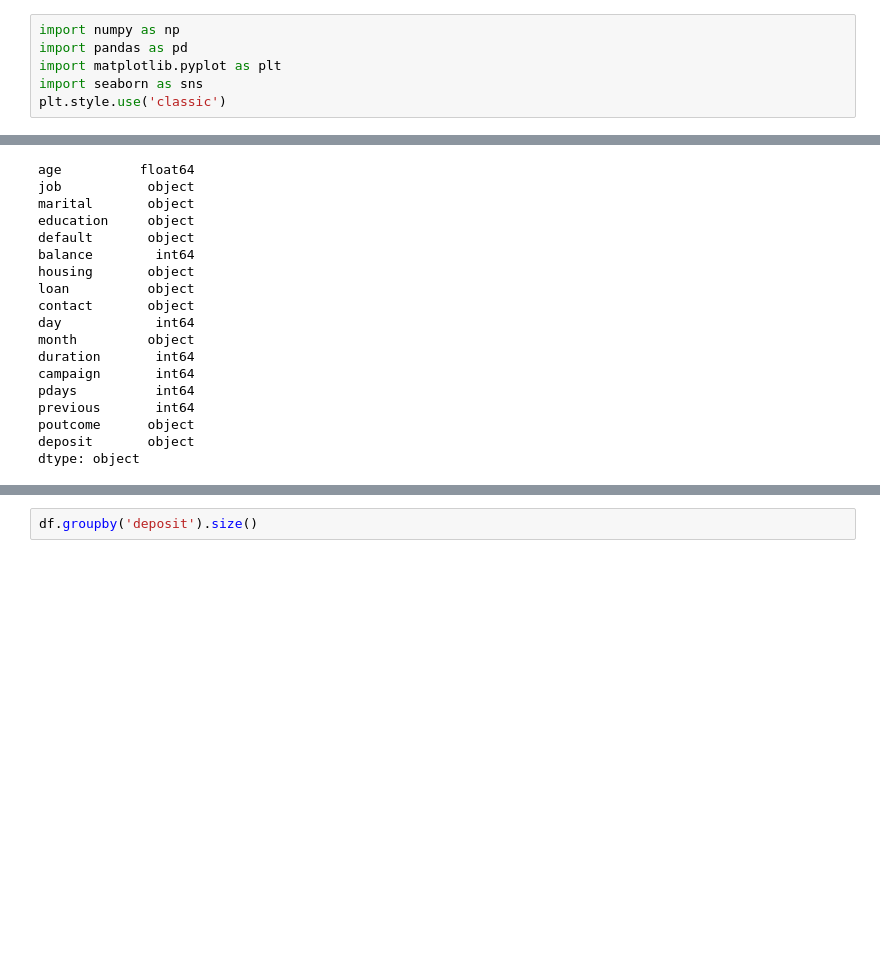
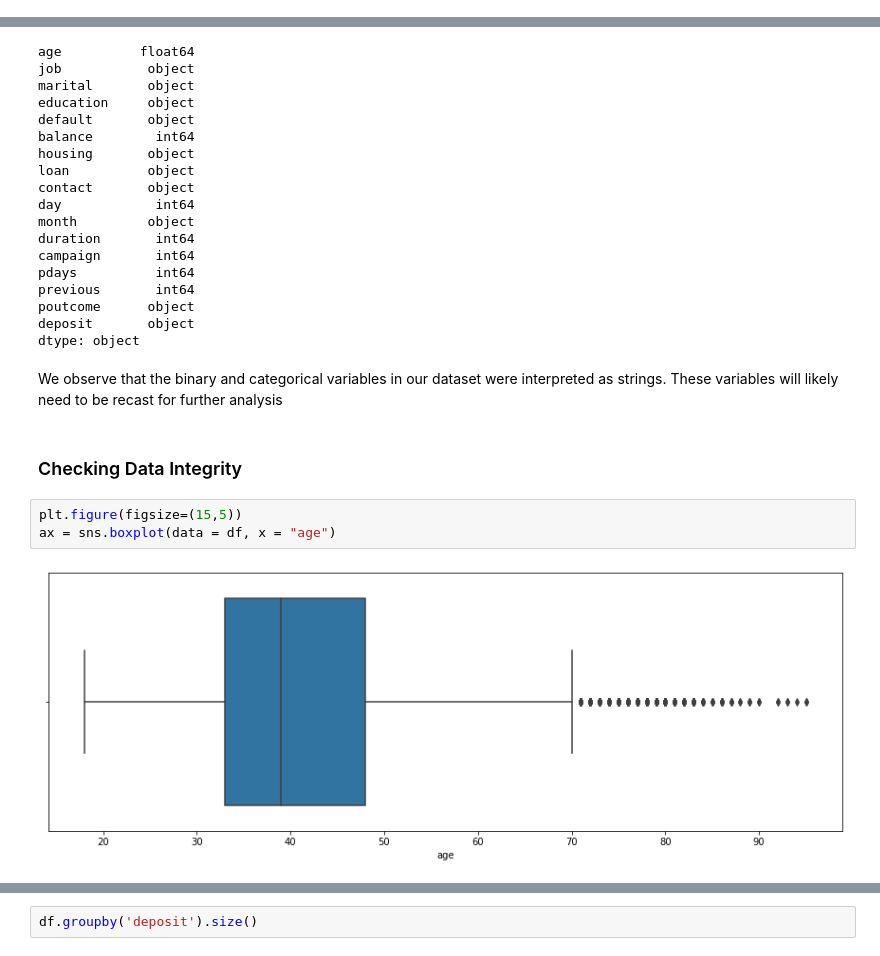
Before and after one commit to zachfreitas/Final-Project, a Jupyter notebook: Final_Project.ipynb, the cells around one changed output, grey strips where cells are left out. Saved outputs shown, nothing was run; the diff lists cells and outputs as text; blank space fills up the shorter version.

```diff
--- a/Final_Project.ipynb
+++ b/Final_Project.ipynb
@@ -1,6 +0,0 @@
-# %%
-import numpy as np
-import pandas as pd
-import matplotlib.pyplot as plt
-import seaborn as sns
-plt.style.use('classic')
@@ -40,3 +73,12 @@ previous       int64
 poutcome      object
 deposit       object
 dtype: object
+# %% [markdown]
+We observe that the binary and categorical variables in our dataset were interpreted as strings. These variables will likely need to be recast for further analysis
+# %% [markdown]
+### Checking Data Integrity
+# %%
+plt.figure(figsize=(15,5))
+ax = sns.boxplot(data = df, x = "age")
+# %% [output]
+[figure, added]
```
Also changed, not shown: parts of 67 cells of this notebook.
